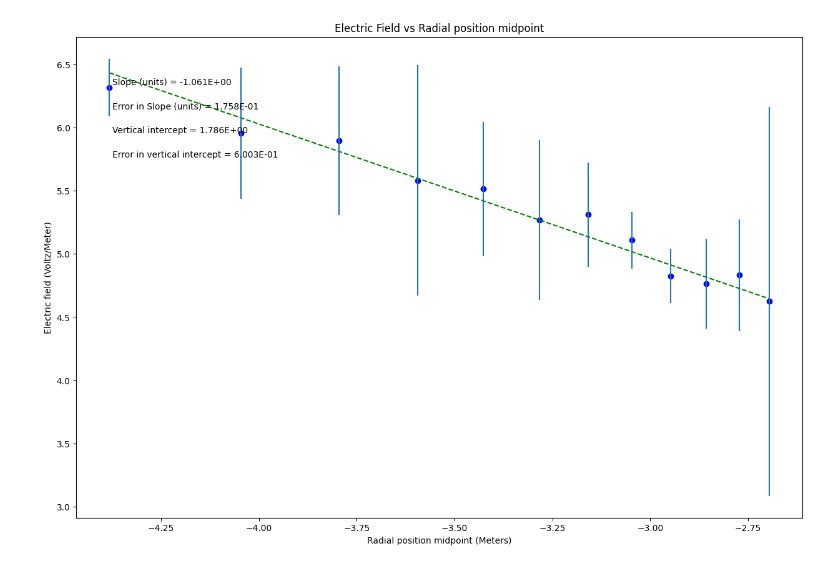
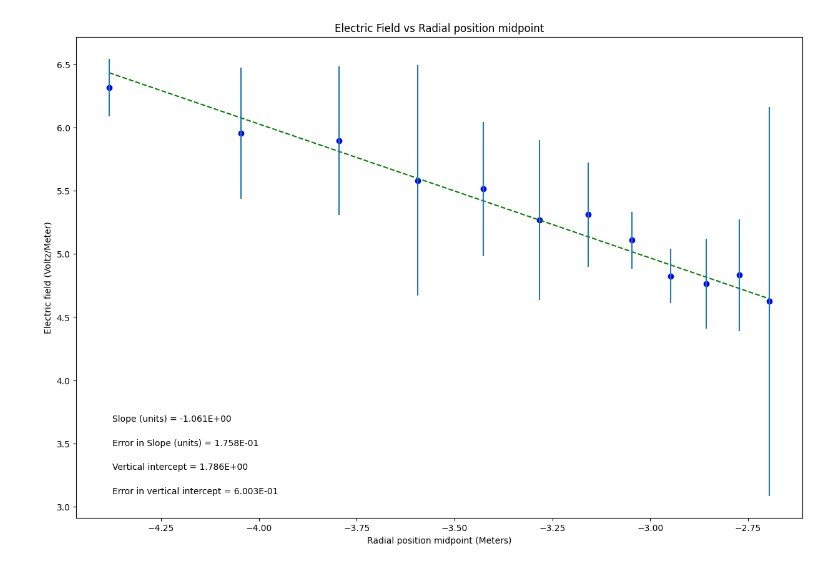
Before and after one commit to ethanandersch/physics2lab, a Jupyter notebook: PHSXlab_electric_fields_and_potential.ipynb, the cells around one changed output. Drawn from its saved outputs; the diff is of its cells as text; code cells hidden in the pictures.

```diff
--- a/PHSXlab_electric_fields_and_potential.ipynb
+++ b/PHSXlab_electric_fields_and_potential.ipynb
@@ -45,7 +45,7 @@ slope_units= 'units'
 #UPDATE ANNOTATION PLACEMENT SO IT'S OUT OF WAY OF PLOTTED DATA AND BEST FIT LINE
 #integer from 1 to 4, top R corner is 1 (counter-clockwise from there)
 
-annotation_placement=2
+annotation_placement=3
 
 
 #-----------------------------------------------------------------------#
@@ -92,31 +92,31 @@ elif annotation_placement==3 or annotation_placement==4:
 #Don't need to change anything in this section!
 
 #Plot data on graph. Plot error bars and place values for slope,
 #error in slope, and vertical intercept (plus error) on the plot using "annotate"
 
 plt.figure(figsize=(15,10))
 
 plt.plot(x, fit, color='green', linestyle='--')
 plt.scatter(x, y, color='blue', marker='o')
 
 plt.xlabel(x_label)
 plt.ylabel(y_label)
 plt.title(plot_title)
 
 plt.errorbar(x, y, yerr=dy, xerr=None, fmt="none") #don't need to plot x error bars
 
 plt.annotate('Slope ({}) = {value:.{digits}E}'.format(slope_units,value=m, digits=3),
              (xpos, ypos[0]), xycoords='axes fraction')
 
 plt.annotate('Error in Slope ({}) = {value:.{digits}E}'.format(slope_units,value=dm, digits=3),
              (xpos, ypos[1]), xycoords='axes fraction')
 
 plt.annotate('Vertical intercept = {value:.{digits}E}'.format(value=b, digits=3),
              (xpos, ypos[2]), xycoords='axes fraction')
 
 plt.annotate('Error in vertical intercept = {value:.{digits}E}'.format(value=db, digits=3),
              (xpos, ypos[3]), xycoords='axes fraction')
 
 plt.show()
 # %% [output]
-[figure, old version]
+[figure, new version]
```
